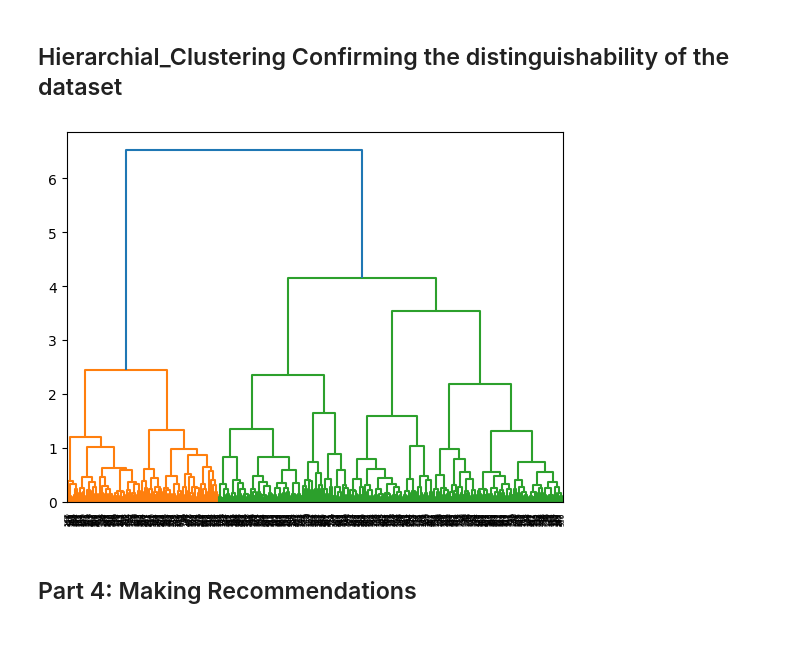
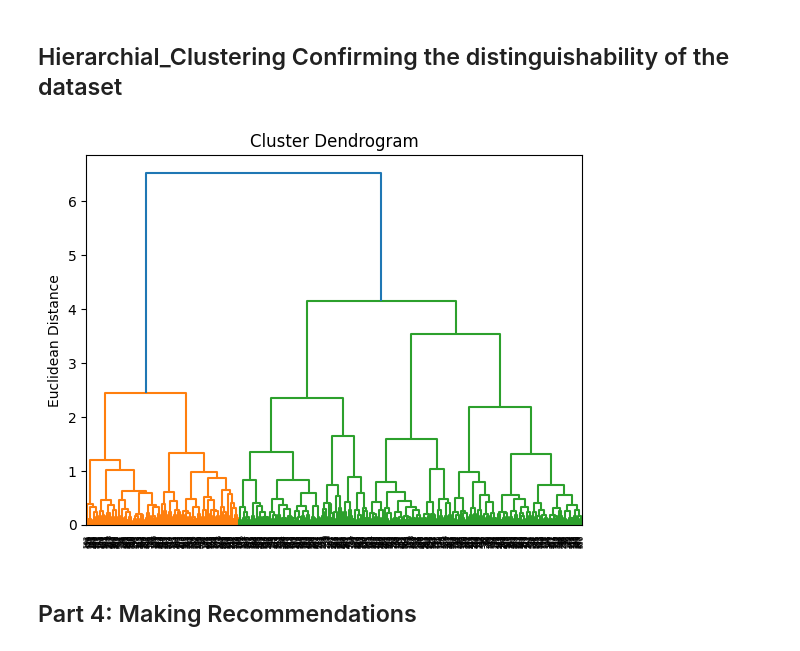
Before and after one commit to fbrowther/Predicting-Myopia-in-Children-Employing-Unsupervised-Machine-Learning, a Jupyter notebook: Predicting_Myopia.ipynb, the cells around one changed output. Saved outputs shown, nothing was run; the diff lists cells and outputs as text; code cells hidden in the pictures.

```diff
--- a/Predicting_Myopia.ipynb
+++ b/Predicting_Myopia.ipynb
@@ -248,9 +265,11 @@ mergings = linkage(normalized, method="ward")
 # %%
 plt.figure()
 dendrogram(mergings, leaf_rotation=90, leaf_font_size=5)
+plt.ylabel('Euclidean Distance')
+plt.title('Cluster Dendrogram')
 plt.show()
 # %% [output]
-[figure, old version]
+[figure, new version]
 # %% [markdown]
 ## Part 4: Making Recommendations
 # %% [markdown]
```
Also changed, not shown: parts of 8 cells of this notebook, 2 other files.
